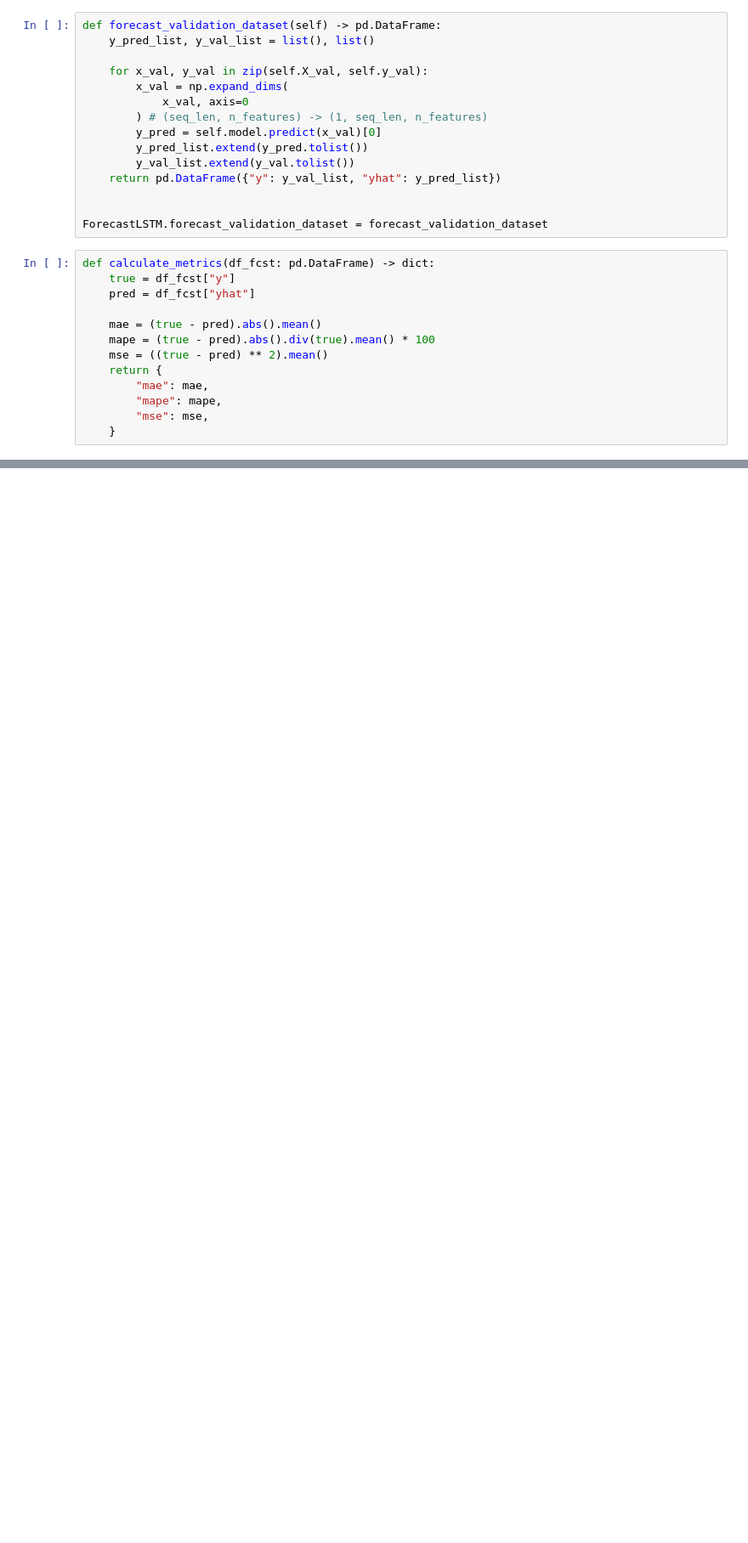
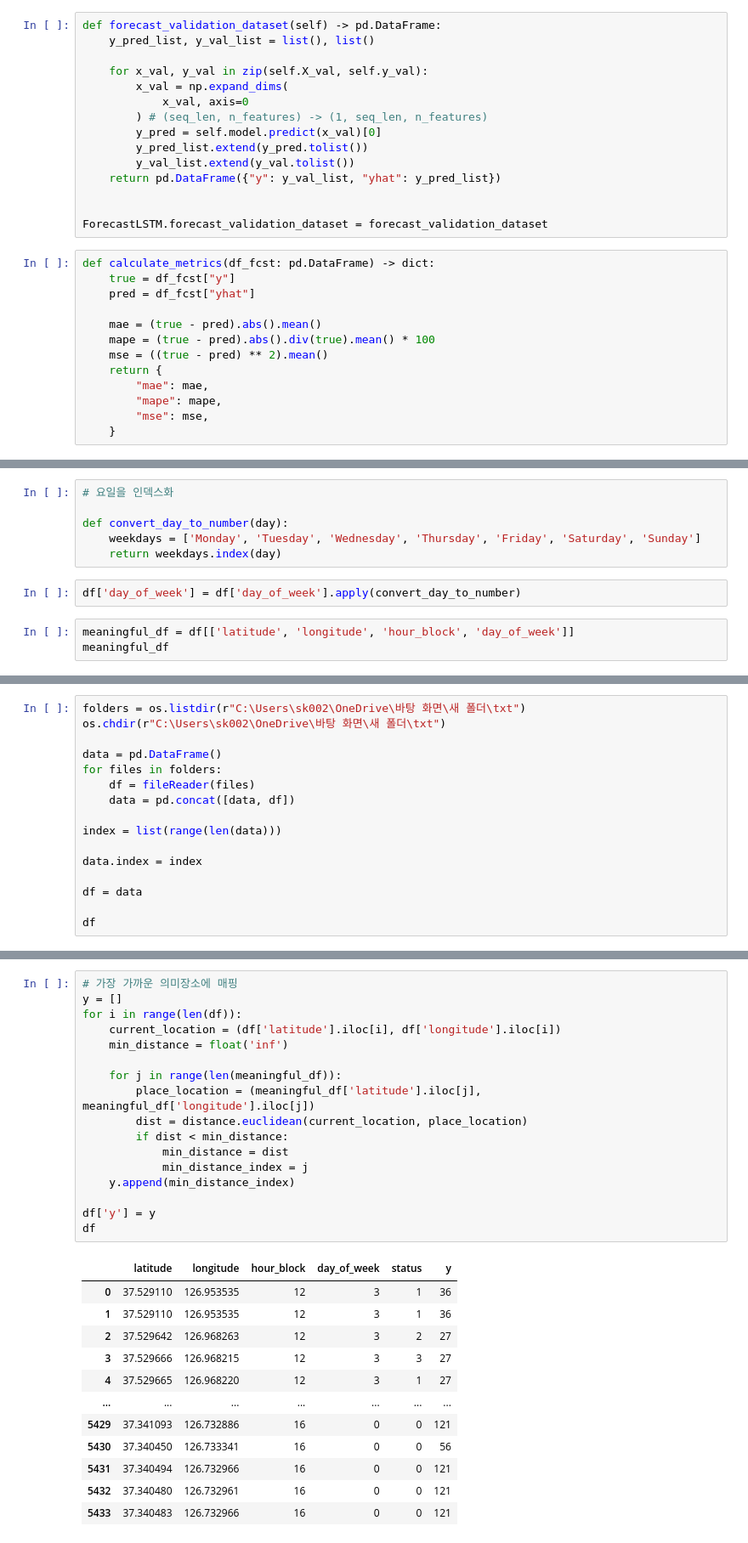
Before and after one commit to kyujin0911/YooDoRi, a Jupyter notebook: ai/LocationPredict.ipynb, the cells around one changed output, grey strips where cells are left out. Shown at 85% size. Cells and saved outputs as stored; diff of their text form; blank space fills up the shorter version.

```diff
--- a/ai/LocationPredict.ipynb
+++ b/ai/LocationPredict.ipynb
@@ -310,0 +498,11 @@ def calculate_metrics(df_fcst: pd.DataFrame) -> dict:
+# %%
+# 요일을 인덱스화
+
+def convert_day_to_number(day):
+    weekdays = ['Monday', 'Tuesday', 'Wednesday', 'Thursday', 'Friday', 'Saturday', 'Sunday']
+    return weekdays.index(day)
+# %%
+df['day_of_week'] = df['day_of_week'].apply(convert_day_to_number)
+# %%
+meaningful_df = df[['latitude', 'longitude', 'hour_block', 'day_of_week']]
+meaningful_df
@@ -310,0 +575,16 @@ def calculate_metrics(df_fcst: pd.DataFrame) -> dict:
+# %%
+folders = os.listdir(r"C:\Users\sk002\OneDrive\바탕 화면\새 폴더\txt")
+os.chdir(r"C:\Users\sk002\OneDrive\바탕 화면\새 폴더\txt")
+
+data = pd.DataFrame()
+for files in folders:
+    df = fileReader(files)
+    data = pd.concat([data, df])
+
+index = list(range(len(data)))
+
+data.index = index
+
+df = data
+
+df
@@ -310,0 +605,30 @@ def calculate_metrics(df_fcst: pd.DataFrame) -> dict:
+# %%
+# 가장 가까운 의미장소에 매핑
+y = []
+for i in range(len(df)):
+    current_location = (df['latitude'].iloc[i], df['longitude'].iloc[i])
+    min_distance = float('inf')
+
+    for j in range(len(meaningful_df)):
+        place_location = (meaningful_df['latitude'].iloc[j], meaningful_df['longitude'].iloc[j])
+        dist = distance.euclidean(current_location, place_location)
+        if dist < min_distance:
+            min_distance = dist
+            min_distance_index = j
+    y.append(min_distance_index)
+
+df['y'] = y
+df
+# %% [output]
+|  | latitude | longitude | hour_block | day_of_week | status | y |
+| 0 | 37.529110 | 126.953535 | 12 | 3 | 1 | 36 |
+| 1 | 37.529110 | 126.953535 | 12 | 3 | 1 | 36 |
+| 2 | 37.529642 | 126.968263 | 12 | 3 | 2 | 27 |
+| 3 | 37.529666 | 126.968215 | 12 | 3 | 3 | 27 |
+| 4 | 37.529665 | 126.968220 | 12 | 3 | 1 | 27 |
+| ... | ... | ... | ... | ... | ... | ... |
+| 5429 | 37.341093 | 126.732886 | 16 | 0 | 0 | 121 |
+| 5430 | 37.340450 | 126.733341 | 16 | 0 | 0 | 56 |
+| 5431 | 37.340494 | 126.732966 | 16 | 0 | 0 | 121 |
+| 5432 | 37.340480 | 126.732961 | 16 | 0 | 0 | 121 |
+| 5433 | 37.340483 | 126.732966 | 16 | 0 | 0 | 121 |
```
Also changed, not shown: parts of 10 cells of this notebook.
